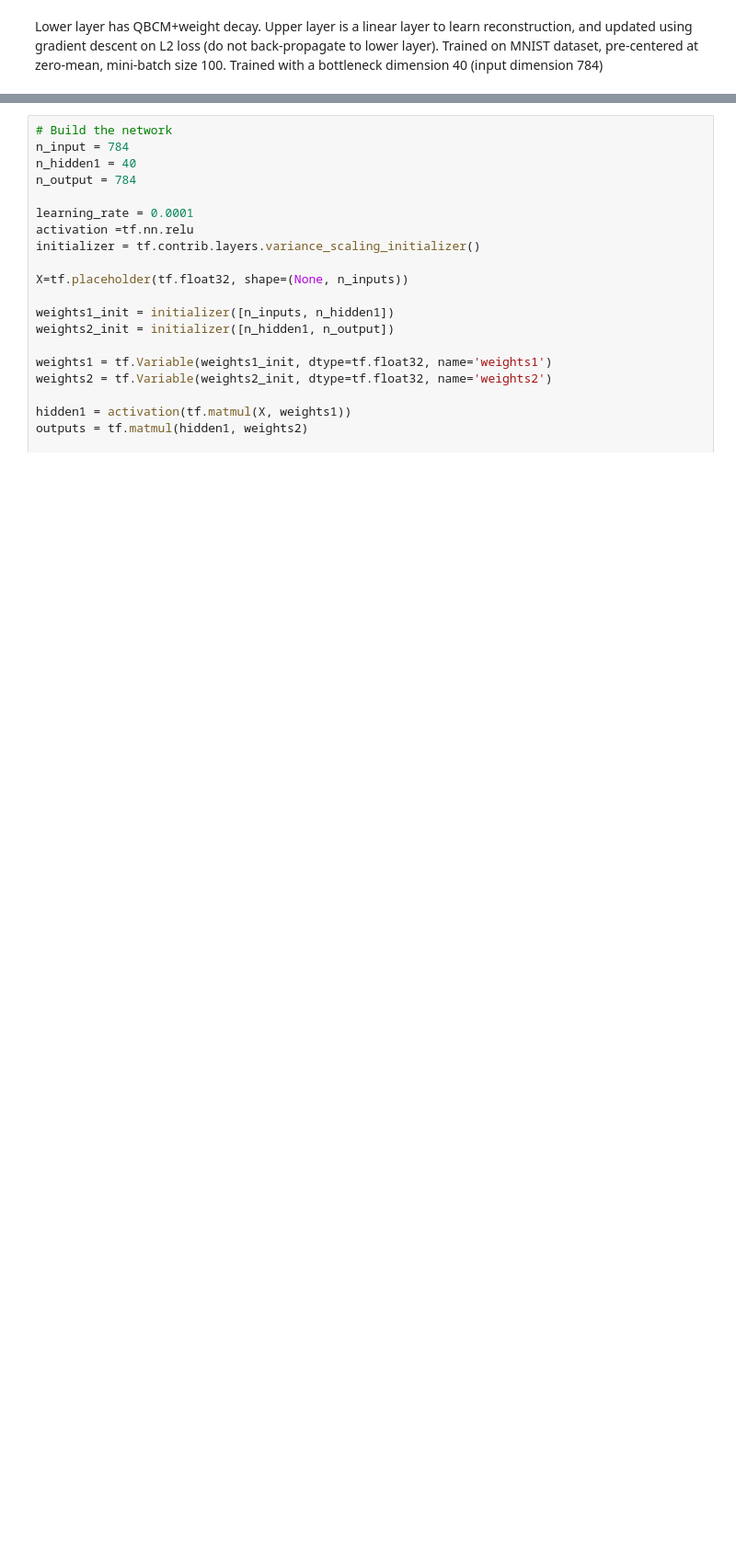
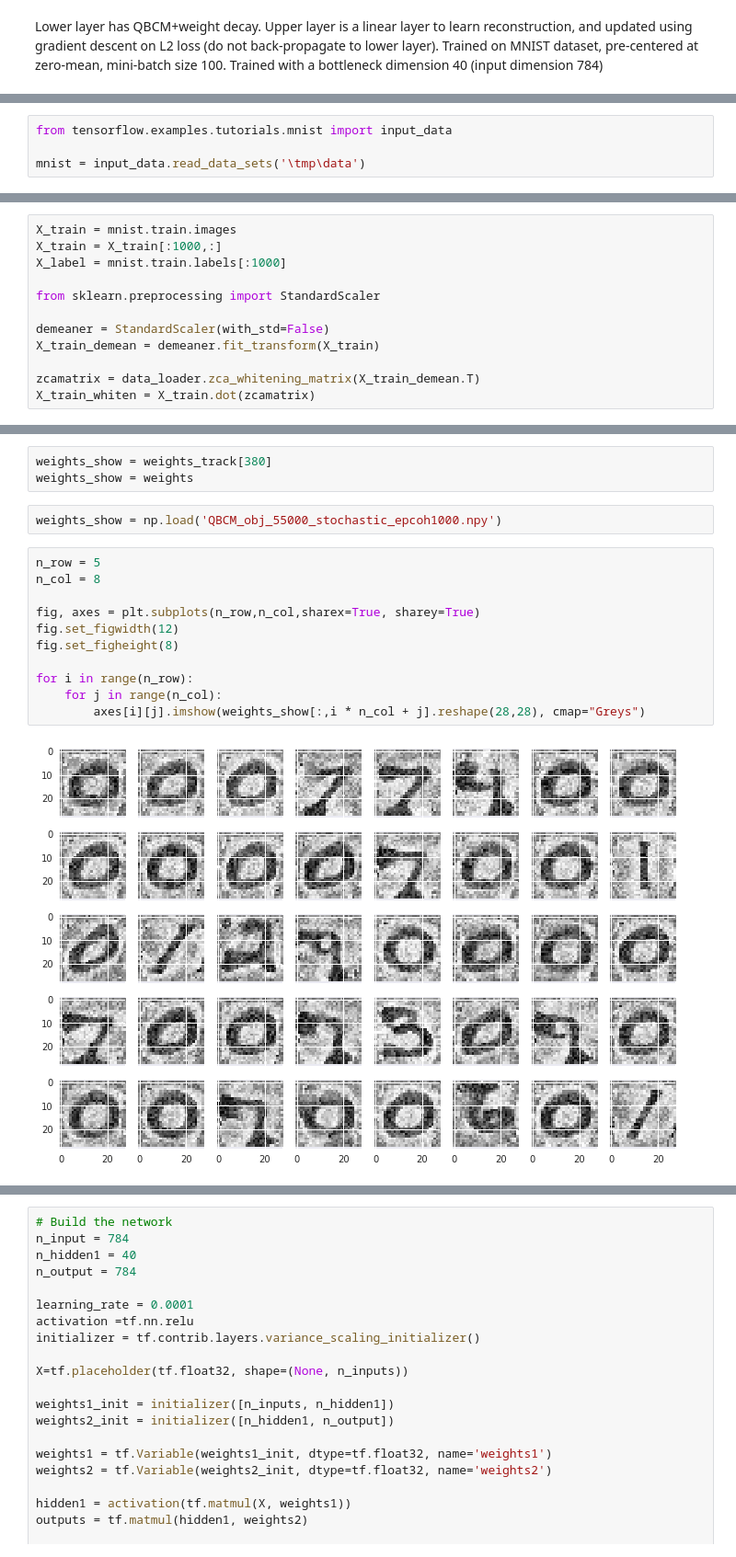
Before and after one commit to ShuangLiBCM/local_lr_unsup, a Jupyter notebook: notebooks/local_lr_reconstruction_MNIST.ipynb, the cells around one changed output, grey strips where cells are left out. Shown: that part at 92% size. Saved outputs shown, nothing was run; the diff lists cells and outputs as text; blank space fills up the shorter version.

Commit message:
Updated training with gradient in tensorflow

```diff
--- a/notebooks/local_lr_reconstruction_MNIST.ipynb
+++ b/notebooks/local_lr_reconstruction_MNIST.ipynb
@@ -8,2 +10,6 @@ import matplotlib.pyplot as plt
 
 % matplotlib inline
+# %%
+from tensorflow.examples.tutorials.mnist import input_data
+
+mnist = input_data.read_data_sets('\tmp\data')
@@ -9,0 +21,12 @@ import matplotlib.pyplot as plt
+# %%
+X_train = mnist.train.images
+X_train = X_train[:1000,:]
+X_label = mnist.train.labels[:1000]
+
+from sklearn.preprocessing import StandardScaler
+
+demeaner = StandardScaler(with_std=False)
+X_train_demean = demeaner.fit_transform(X_train)
+
+zcamatrix = data_loader.zca_whitening_matrix(X_train_demean.T)
+X_train_whiten = X_train.dot(zcamatrix)
@@ -9,0 +73,18 @@ import matplotlib.pyplot as plt
+# %%
+weights_show = weights_track[380]
+weights_show = weights
+# %%
+weights_show = np.load('QBCM_obj_55000_stochastic_epcoh1000.npy')
+# %%
+n_row = 5
+n_col = 8
+
+fig, axes = plt.subplots(n_row,n_col,sharex=True, sharey=True)
+fig.set_figwidth(12)
+fig.set_figheight(8)
+
+for i in range(n_row):
+    for j in range(n_col):
+        axes[i][j].imshow(weights_show[:,i * n_col + j].reshape(28,28), cmap="Greys")
+# %% [output]
+[figure, added]
```
Also changed, not shown: parts of 7 cells of this notebook, 9 other files.
